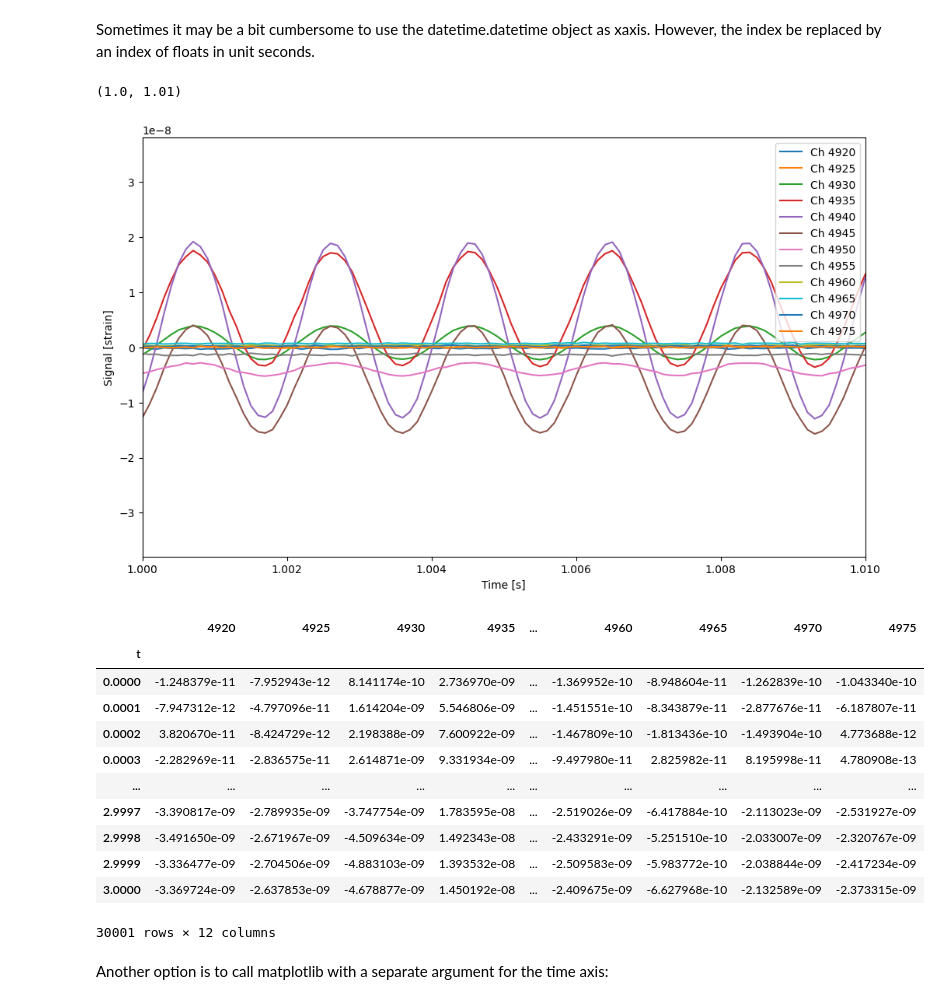
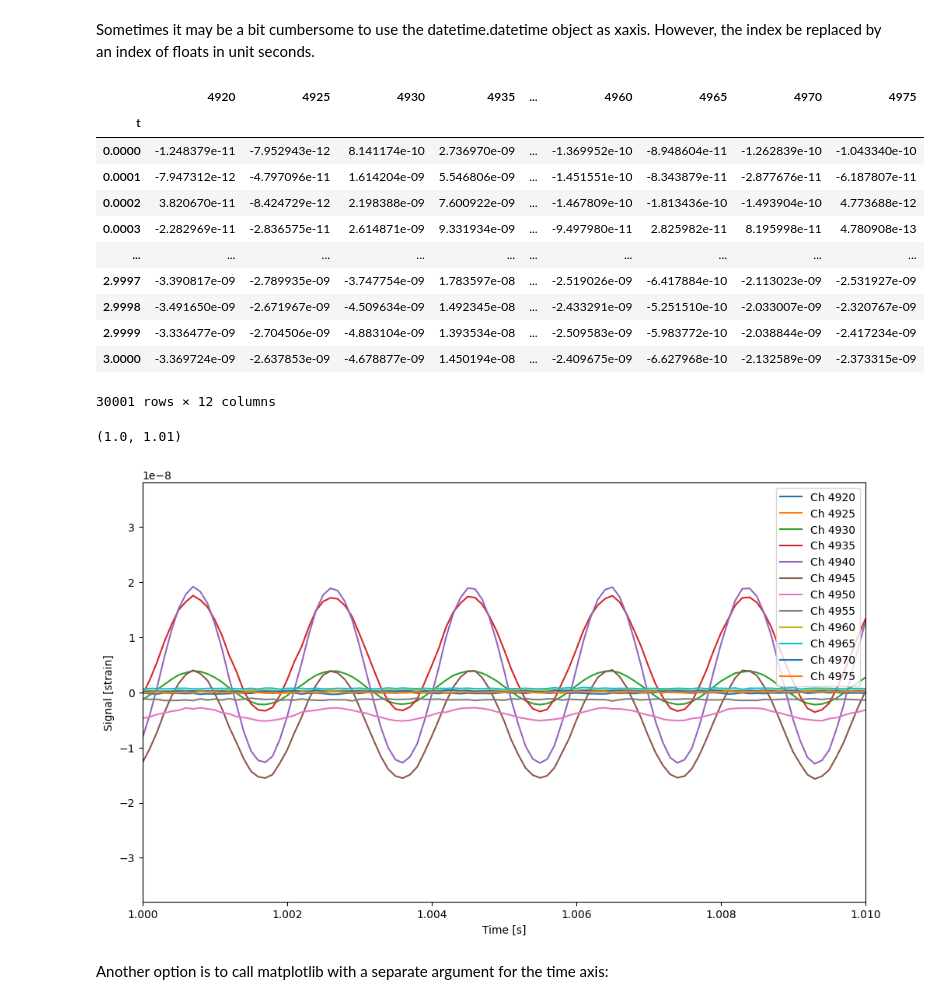
Before and after one commit to ASN-Norway/simpleDAS, a Jupyter notebook: doc/simpleDAS description.ipynb, the cells around one changed output. Saved outputs shown, nothing was run; the diff lists cells and outputs as text; code cells hidden in the pictures.

```diff
--- a/doc/simpleDAS description.ipynb
+++ b/doc/simpleDAS description.ipynb
@@ -248,33 +310,30 @@ ax.set_xlim([signal_subset.index[0],signal_subset.index[0]+datetime.timedelta(mi
 # %% [markdown]
 Sometimes it may be a bit cumbersome to use the datetime.datetime object as xaxis. However, the index be replaced by an index of floats in unit seconds.
 # %%
-signal_tzero  = signal.loc[:signal.index[0]+datetime.timedelta(seconds=3.),chs] #extract 3 s from start of ch 7500,8000,8500,9000 and 9500
-simpleDASreader.convert_index_to_rel_time(signal_tzero)
-
+dfdas_tzero  = dfdas.loc[:dfdas.index[0]+datetime.timedelta(seconds=3.),chs] #extract 3 s from start of ch 7500,8000,8500,9000 and 9500
+simpledas.convert_index_to_rel_time(dfdas_tzero)
+display(dfdas_tzero)
 fig, ax = plt.subplots(1,1,clear=True,num=3)
-ax.plot(signal_tzero)
+ax.plot(dfdas_tzero)
 ax.legend(['Ch %d' %ch for ch in chs])
 ax.set_xlabel('Time [s]')
-ax.set_ylabel('Signal [%s]' % signal.meta['unit'])
+ax.set_ylabel('Signal [%s]' % dfdas.meta['unit'])
 ax.set_xlim([1.0,1.01])
 # %% [output]
+|  | 4920 | 4925 | 4930 | 4935 | ... | 4960 | 4965 | 4970 | 4975 |
+| t |  |  |  |  |  |  |  |  |  |
+| 0.0000 | -1.248379e-11 | -7.952943e-12 | 8.141174e-10 | 2.736970e-09 | ... | -1.369952e-10 | -8.948604e-11 | -1.262839e-10 | -1.043340e-10 |
+| 0.0001 | -7.947312e-12 | -4.797096e-11 | 1.614204e-09 | 5.546806e-09 | ... | -1.451551e-10 | -8.343879e-11 | -2.877676e-11 | -6.187807e-11 |
+| 0.0002 | 3.820670e-11 | -8.424729e-12 | 2.198388e-09 | 7.600922e-09 | ... | -1.467809e-10 | -1.813436e-10 | -1.493904e-10 | 4.773688e-12 |
+| 0.0003 | -2.282969e-11 | -2.836575e-11 | 2.614871e-09 | 9.331934e-09 | ... | -9.497980e-11 | 2.825982e-11 | 8.195998e-11 | 4.780908e-13 |
+| ... | ... | ... | ... | ... | ... | ... | ... | ... | ... |
+| 2.9997 | -3.390817e-09 | -2.789935e-09 | -3.747754e-09 | 1.783597e-08 | ... | -2.519026e-09 | -6.417884e-10 | -2.113023e-09 | -2.531927e-09 |
+| 2.9998 | -3.491650e-09 | -2.671967e-09 | -4.509634e-09 | 1.492345e-08 | ... | -2.433291e-09 | -5.251510e-10 | -2.033007e-09 | -2.320767e-09 |
+| 2.9999 | -3.336477e-09 | -2.704506e-09 | -4.883104e-09 | 1.393534e-08 | ... | -2.509583e-09 | -5.983772e-10 | -2.038844e-09 | -2.417234e-09 |
+| 3.0000 | -3.369724e-09 | -2.637853e-09 | -4.678877e-09 | 1.450194e-08 | ... | -2.409675e-09 | -6.627968e-10 | -2.132589e-09 | -2.373315e-09 |
-(1.0, 1.01)
+30001 rows × 12 columns
+(1.0, 1.01)
 [figure]
-# %%
-signal_tzero
-# %% [output]
-|  | 4920 | 4925 | 4930 | 4935 | ... | 4960 | 4965 | 4970 | 4975 |
-| t |  |  |  |  |  |  |  |  |  |
-| 0.0000 | -1.248379e-11 | -7.952943e-12 | 8.141174e-10 | 2.736970e-09 | ... | -1.369952e-10 | -8.948604e-11 | -1.262839e-10 | -1.043340e-10 |
-| 0.0001 | -7.947312e-12 | -4.797096e-11 | 1.614204e-09 | 5.546806e-09 | ... | -1.451551e-10 | -8.343879e-11 | -2.877676e-11 | -6.187807e-11 |
-| 0.0002 | 3.820670e-11 | -8.424729e-12 | 2.198388e-09 | 7.600922e-09 | ... | -1.467809e-10 | -1.813436e-10 | -1.493904e-10 | 4.773688e-12 |
-| 0.0003 | -2.282969e-11 | -2.836575e-11 | 2.614871e-09 | 9.331934e-09 | ... | -9.497980e-11 | 2.825982e-11 | 8.195998e-11 | 4.780908e-13 |
-| ... | ... | ... | ... | ... | ... | ... | ... | ... | ... |
-| 2.9997 | -3.390817e-09 | -2.789935e-09 | -3.747754e-09 | 1.783595e-08 | ... | -2.519026e-09 | -6.417884e-10 | -2.113023e-09 | -2.531927e-09 |
-| 2.9998 | -3.491650e-09 | -2.671967e-09 | -4.509634e-09 | 1.492343e-08 | ... | -2.433291e-09 | -5.251510e-10 | -2.033007e-09 | -2.320767e-09 |
-| 2.9999 | -3.336477e-09 | -2.704506e-09 | -4.883103e-09 | 1.393532e-08 | ... | -2.509583e-09 | -5.983772e-10 | -2.038844e-09 | -2.417234e-09 |
-| 3.0000 | -3.369724e-09 | -2.637853e-09 | -4.678877e-09 | 1.450192e-08 | ... | -2.409675e-09 | -6.627968e-10 | -2.132589e-09 | -2.373315e-09 |
-30001 rows × 12 columns
 # %% [markdown]
 Another option is to call matplotlib with a separate argument for the time axis:
 # %%
```
Also changed, not shown: parts of 28 cells of this notebook, 11 other files.
